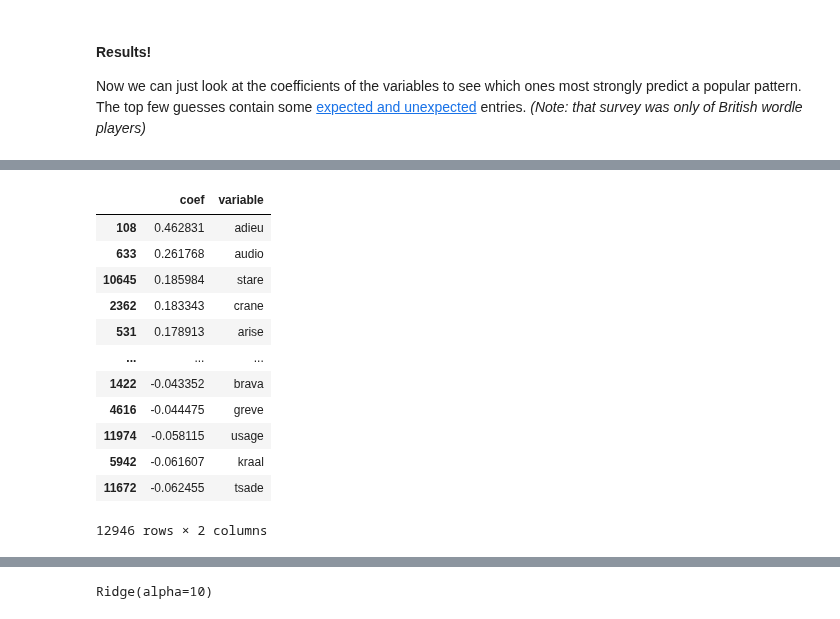
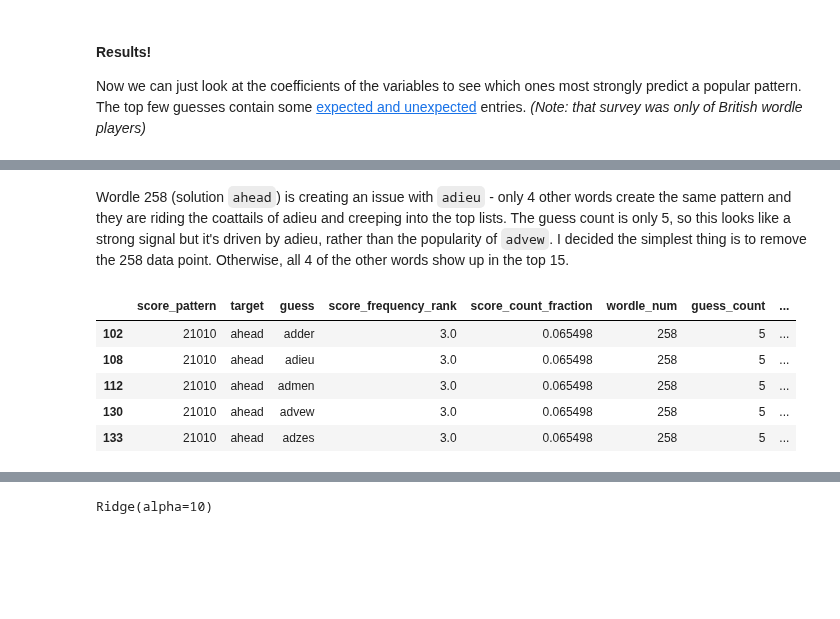
Before and after one commit to astrowonk/TwitterWordle, a Jupyter notebook: Popular Wordle Openers.ipynb, the cells around one changed output, grey strips where cells are left out. Drawn from its saved outputs; the diff is of its cells as text; code cells hidden in the pictures; blank space fills up the shorter version.

```diff
--- a/Popular Wordle Openers.ipynb
+++ b/Popular Wordle Openers.ipynb
@@ -190,19 +190,14 @@ top_openers.head(15)
+# %% [markdown]
+Wordle 258 (solution `ahead`) is creating an issue with `adieu` - only 4 other words create the same pattern and they are riding the coattails of adieu and creeping into the top lists. The guess count is only 5, so this looks like a strong signal but it's driven by adieu, rather than the popularity of `advew`. I decided the simplest thing is to remove the 258 data point. Otherwise, all 4 of the other words show up in the top 15.
 # %%
-top_openers.query('variable != "guess_count"')
+df.query('wordle_num == 258 and score_pattern == "21010"')
 # %% [output]
-|  | coef | variable |
-| 108 | 0.462831 | adieu |
-| 633 | 0.261768 | audio |
-| 10645 | 0.185984 | stare |
-| 2362 | 0.183343 | crane |
-| 531 | 0.178913 | arise |
-| ... | ... | ... |
-| 1422 | -0.043352 | brava |
-| 4616 | -0.044475 | greve |
-| 11974 | -0.058115 | usage |
-| 5942 | -0.061607 | kraal |
-| 11672 | -0.062455 | tsade |
+|  | score_pattern | target | guess | score_frequency_rank | score_count_fraction | wordle_num | guess_count | ... |
+| 102 | 21010 | ahead | adder | 3.0 | 0.065498 | 258 | 5 | ... |
+| 108 | 21010 | ahead | adieu | 3.0 | 0.065498 | 258 | 5 | ... |
+| 112 | 21010 | ahead | admen | 3.0 | 0.065498 | 258 | 5 | ... |
+| 130 | 21010 | ahead | advew | 3.0 | 0.065498 | 258 | 5 | ... |
+| 133 | 21010 | ahead | adzes | 3.0 | 0.065498 | 258 | 5 | ... |
-12946 rows × 2 columns
 # %%
 for i, var in enumerate(top_openers.query('variable != "guess_count"')['variable'].head(15)):
     print(f"{i+1}. {var}")
```
Also changed, not shown: parts of 14 cells of this notebook.
